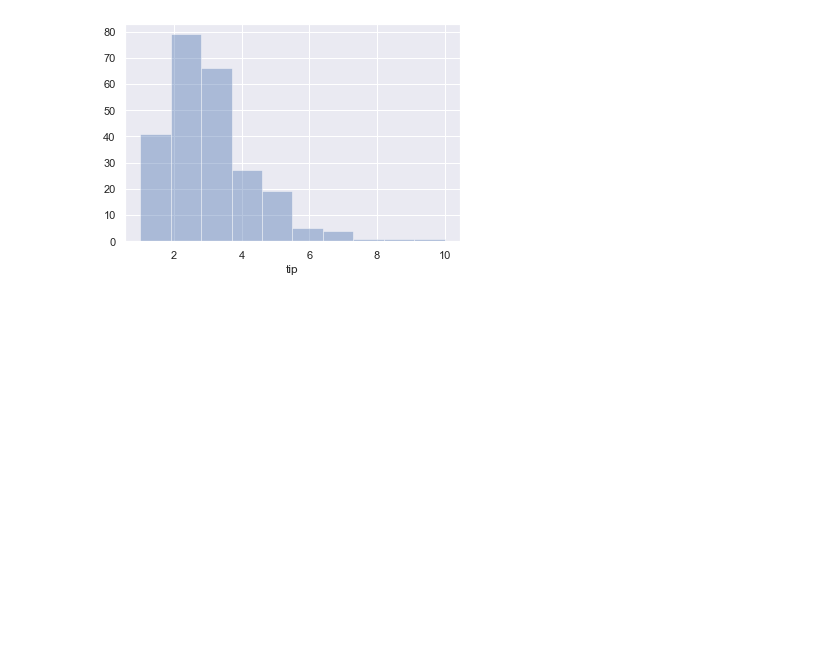
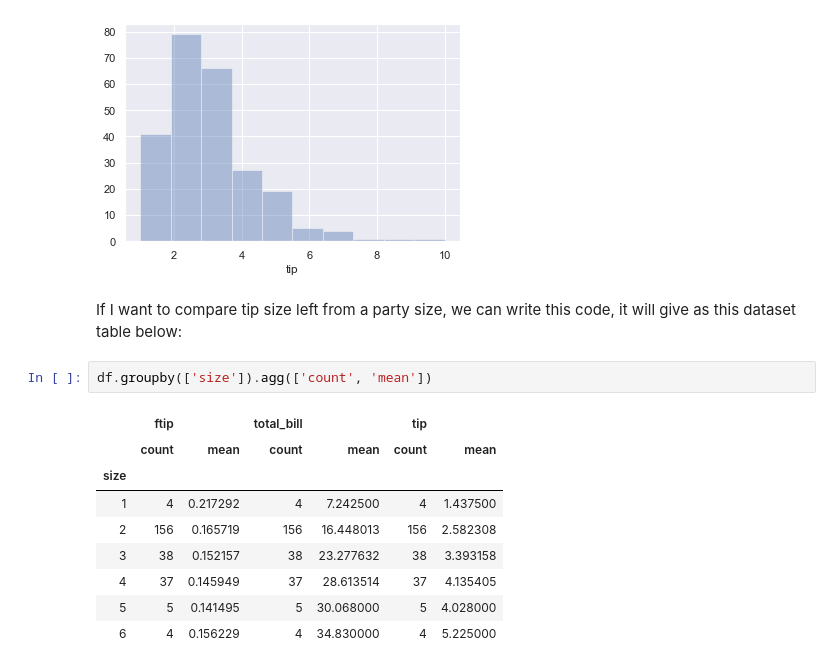
Before and after one commit to rituteval/Fundamentals-assesments, a Jupyter notebook: Tips data set.ipynb, the cells around one changed output. Cells and saved outputs as stored; diff of their text form; blank space fills up the shorter version.

```diff
--- a/Tips data set.ipynb
+++ b/Tips data set.ipynb
@@ -249,3 +256,17 @@ sns.distplot(tips['tip'], kde=False, bins=10)
 # %% [output]
 <matplotlib.axes._subplots.AxesSubplot at 0x...>
 [figure]
+# %% [markdown]
+If I want to compare tip size left from a party size, we can write this code, it will give as this dataset table below:
+# %%
+df.groupby(['size']).agg(['count', 'mean'])
+# %% [output]
+|  | ftip |  | total_bill |  | tip |  |
+|  | count | mean | count | mean | count | mean |
+| size |  |  |  |  |  |  |
+| 1 | 4 | 0.217292 | 4 | 7.242500 | 4 | 1.437500 |
+| 2 | 156 | 0.165719 | 156 | 16.448013 | 156 | 2.582308 |
+| 3 | 38 | 0.152157 | 38 | 23.277632 | 38 | 3.393158 |
+| 4 | 37 | 0.145949 | 37 | 28.613514 | 37 | 4.135405 |
+| 5 | 5 | 0.141495 | 5 | 30.068000 | 5 | 4.028000 |
+| 6 | 4 | 0.156229 | 4 | 34.830000 | 4 | 5.225000 |
```
Also changed, not shown: parts of 9 cells of this notebook.
